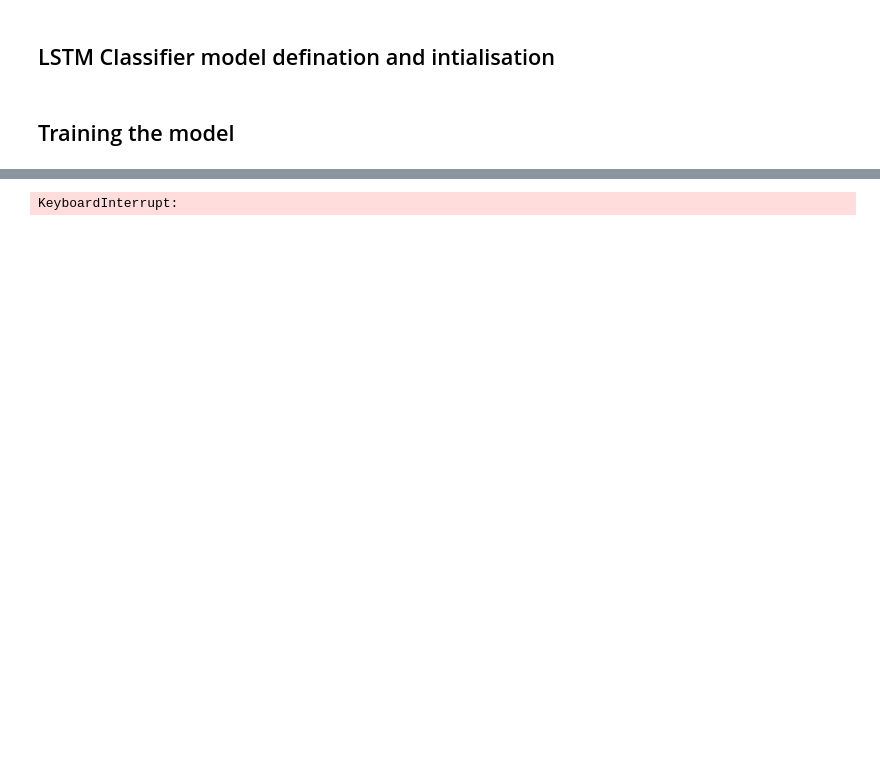
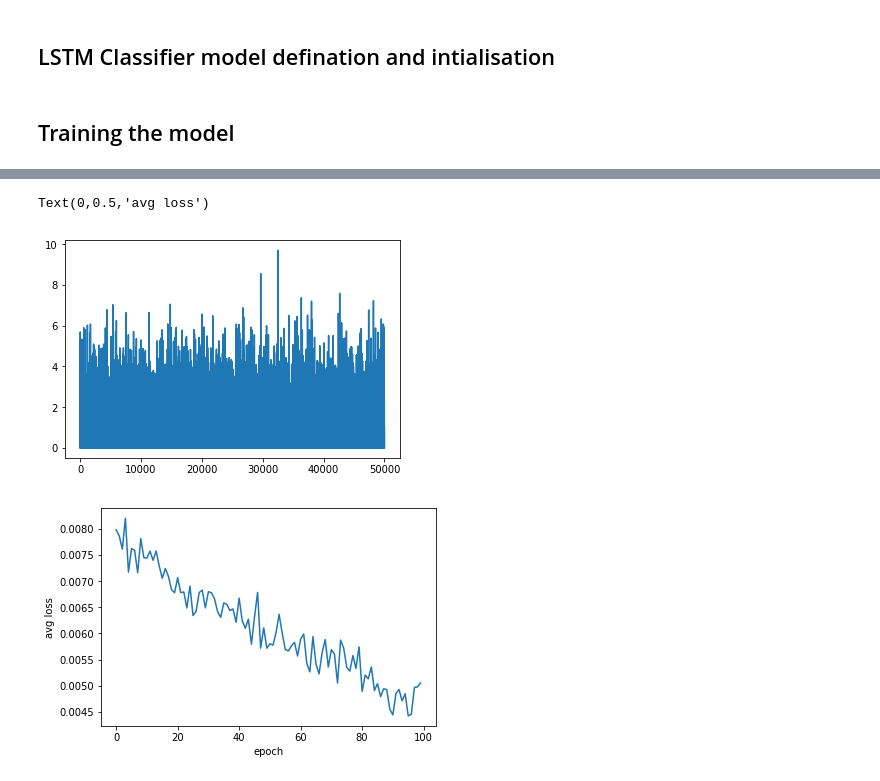
Before and after one commit to Naman-ntc/Action-Recognition, a Jupyter notebook: Uddeshya/LSTM_classifier_CUDA.ipynb, the cells around one changed output, grey strips where cells are left out. Drawn from its saved outputs; the diff is of its cells as text; code cells hidden in the pictures; blank space fills up the shorter version.

```diff
--- a/Uddeshya/LSTM_classifier_CUDA.ipynb
+++ b/Uddeshya/LSTM_classifier_CUDA.ipynb
@@ -20,6 +20,10 @@ torch.manual_seed(1)
 dframe = pd.read_csv('./csv_data/action_1.csv')
 dframe2 = pd.read_csv('./csv_data/action_2.csv')
 dframe3 = pd.read_csv('./csv_data/action_3.csv')
+dframe4 = pd.read_csv('./csv_data/action_4.csv')
+dframe5 = pd.read_csv('./csv_data/action_5.csv')
+dframe6 = pd.read_csv('./csv_data/action_6.csv')
+dframe7 = pd.read_csv('./csv_data/action_7.csv')
 
 #to look at data
 dframe.iloc[0:5, :]
@@ -88,18 +103,23 @@ array([ (array([[ 0.00350941,  0.84391537,  0.701554  , ...,  0.78419412,
 # %%
+SEQ_LEN = None
 def Data_gen( train_split, SEQ_LEN):
     while(True):
         X = train_split
         databatch = random.sample(list(X), 1)[0]
+#         print(databatch)
         databatch, label = databatch[0], databatch[1]
-        if len(databatch) > SEQ_LEN:
-            databatch = databatch[0:SEQ_LEN]
-        elif len(databatch) < SEQ_LEN:
-            databatch = np.concatenate((databatch, np.zeros((SEQ_LEN - len(databatch), 75))))
+        if SEQ_LEN is not None:
+            if len(databatch) > SEQ_LEN:
+                databatch = databatch[0:SEQ_LEN]
+            elif len(databatch) < SEQ_LEN:
+                databatch = np.concatenate((databatch, np.zeros((SEQ_LEN - len(databatch), 75))))
+            else:
+                pass
+            yield databatch,label
         else:
-            pass
-        yield databatch,label
+            yield databatch,label
 
-ACTd = Data_gen(train_split, 120)
+ACTd = Data_gen(train_split, SEQ_LEN)
 
 #to look at batch created by Actd
 next(ACTd)
@@ -122,19 +142,20 @@ next(ACTd)
 # %%
 #action LSTM
 class LSTMClassifier(nn.Module):
-    def __init__(self, joints_dim, hidden_dim, label_size, batch_size):
+    def __init__(self, joints_dim, hidden_dim, label_size, batch_size, num_layers):
         super(LSTMClassifier, self).__init__()
         self.hidden_dim = hidden_dim
         self.batch_size = batch_size
-        self.lstm = nn.LSTM(joints_dim, hidden_dim, num_layers=120)
+        self.num_layers = num_layers
+        self.lstm = nn.LSTM(joints_dim, hidden_dim, num_layers=self.num_layers)
         self.hidden2label = nn.Linear(hidden_dim, label_size)
         self.hidden = self.init_hidden()
 
     def init_hidden(self):
         # the first is the hidden h
         # the second is the cell  c
-        return (autograd.Variable(torch.zeros(120, self.batch_size, self.hidden_dim).cuda()),
-                autograd.Variable(torch.zeros(120, self.batch_size, self.hidden_dim).cuda()))
+        return (autograd.Variable(torch.zeros(self.num_layers, self.batch_size, self.hidden_dim).cuda()),
+                autograd.Variable(torch.zeros(self.num_layers, self.batch_size, self.hidden_dim).cuda()))
 
     def forward(self, joints3d_vec):
         x = joints3d_vec
@@ -143,7 +164,7 @@ class LSTMClassifier(nn.Module):
         log_probs = F.log_softmax(y, dim=1)
         return log_probs
 #instanstiating a model
-model0 = LSTMClassifier(75, 256, 10, 1)
+model0 = LSTMClassifier(75, 512, 7, 1, 2)
 #to do stuff in CUDA
 model0 = model0.cuda()
 # %% [markdown]
@@ -164,7 +185,7 @@ def evaluate_accuracy(model, test_split):
 # %%
 #training function
 def train(model, num_epoch, num_iter, rec_interval, disp_interval):
-    optimizer = optim.Adam(model.parameters(), lr = 1e-4)
+    optimizer = optim.Adam(model.parameters(), lr = 3e-5)
     loss_values = []
     avg_loss_values = []
     rec_step = 0
@@ -179,10 +200,11 @@ def train(model, num_epoch, num_iter, rec_interval, disp_interval):
             X,Y = next(ACTd)
             n_samples += len(X)
             X = autograd.Variable(torch.from_numpy(X).float().cuda())
-            X = X.view(120,1,-1)
+            X = X.view(len(X), 1, -1)
             Y = autograd.Variable(torch.LongTensor(np.array([Y])).cuda())
 
             y_hat = model(X)
+#             print(eph, i, y_hat)
             loss = F.cross_entropy(y_hat, Y)
             avg_loss += loss.data[0]
 
@@ -203,11 +225,13 @@ def train(model, num_epoch, num_iter, rec_interval, disp_interval):
     return loss_values, avg_loss_values
 
 
-loss_vals, avg_loss_vals = train(model0, 15, 500, 2, 100)
+loss_vals, avg_loss_vals = train(model0, 100, 1000, 2, 100)
 plt.figure()
 plt.plot(loss_vals)
 plt.figure()
 plt.plot(avg_loss_vals)
+plt.xlabel('epoch')
+plt.ylabel('avg loss')
 # %% [output]
 Starting the training ...
 epoch 0 starting ...
@@ -215 +253,3 @@ epoch: 0 iterations: 0 loss :2.27757
-KeyboardInterrupt:
+Text(0,0.5,'avg loss')
+[figure, added]
+[figure, added]
```
Also changed, not shown: parts of 3 cells of this notebook, 11 other files.
